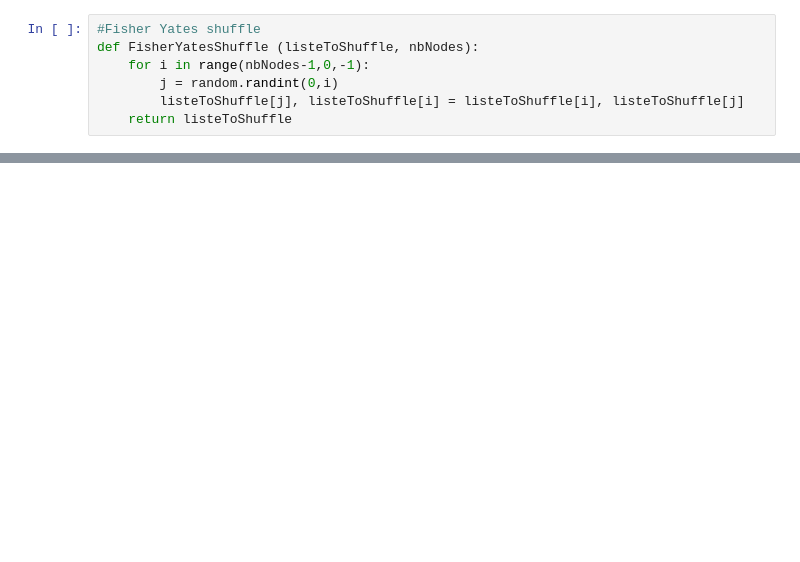
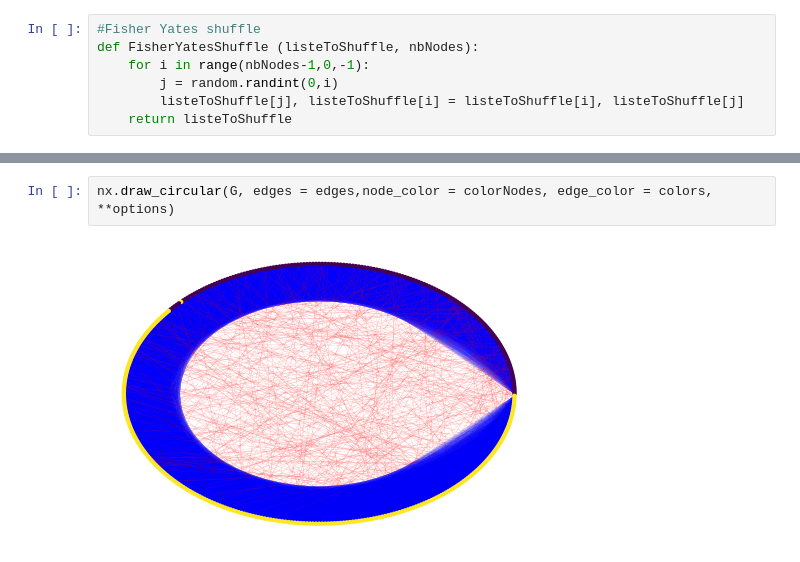
Before and after one commit to OphelieBl/RO, a Jupyter notebook: TP4.ipynb, the cells around one changed output, grey strips where cells are left out. Saved outputs shown, nothing was run; the diff lists cells and outputs as text; blank space fills up the shorter version.

```diff
--- a/TP4.ipynb
+++ b/TP4.ipynb
@@ -182,0 +228,4 @@ nx.draw_circular(G, edges = edges,node_color = colorNodes, edge_color = colors,
+# %%
+nx.draw_circular(G, edges = edges,node_color = colorNodes, edge_color = colors, **options)
+# %% [output]
+[figure, added]
```
Also changed, not shown: parts of 12 cells of this notebook, 3 other files.
